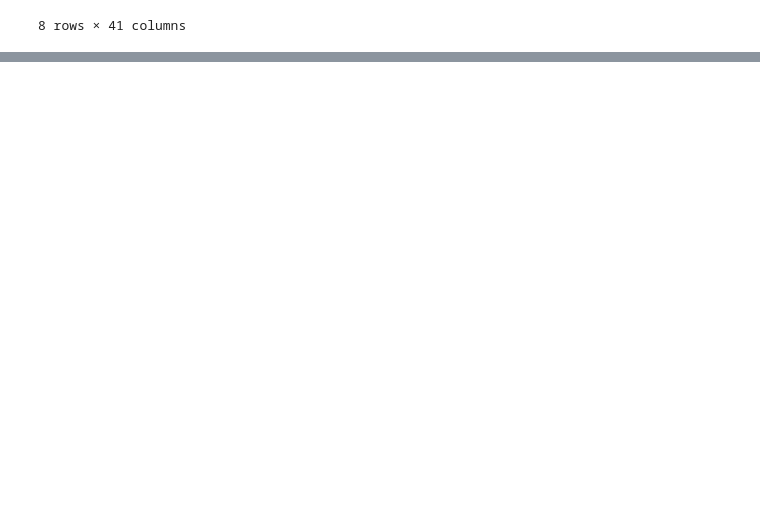
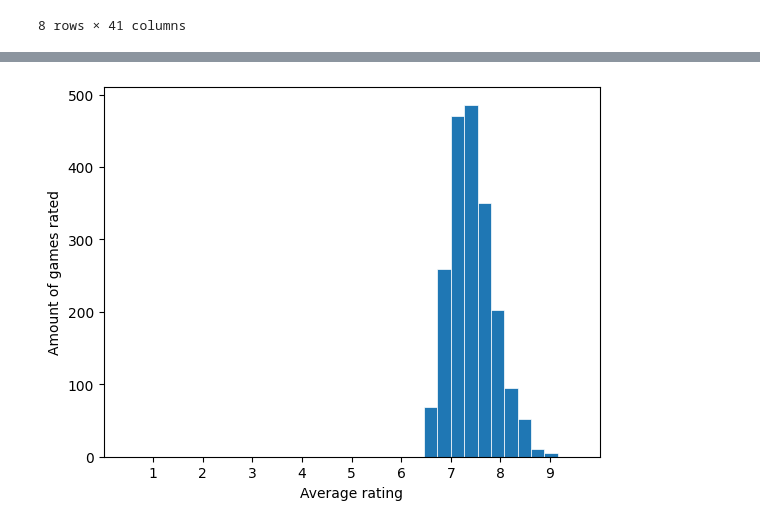
Before and after one commit to EmilijusPocius/DS, a Jupyter notebook: DS1.ipynb, the cells around one changed output, grey strips where cells are left out. Drawn from its saved outputs; the diff is of its cells as text; code cells hidden in the pictures; blank space fills up the shorter version.

Commit message:
plots

```diff
--- a/DS1.ipynb
+++ b/DS1.ipynb
@@ -65,0 +89,4 @@ df.describe()
+# %%
+df = df.dropna(axis='columns');
+nan_list = df.isna().sum()
+print(nan_list)
@@ -65,0 +111,14 @@ df.describe()
+# %%
+avg_rating = df['avg_rating']
+fig, ax = plt.subplots()
+
+ax.hist(avg_rating,  linewidth=0.5, edgecolor="white")
+
+ax.set(xlim=(0, 10), xticks=np.arange(1, 10))
+
+plt.xlabel("Average rating")
+plt.ylabel("Amount of games rated")
+
+plt.show()
+# %% [output]
+[figure, added]
```
Also changed, not shown: parts of 9 cells of this notebook.
